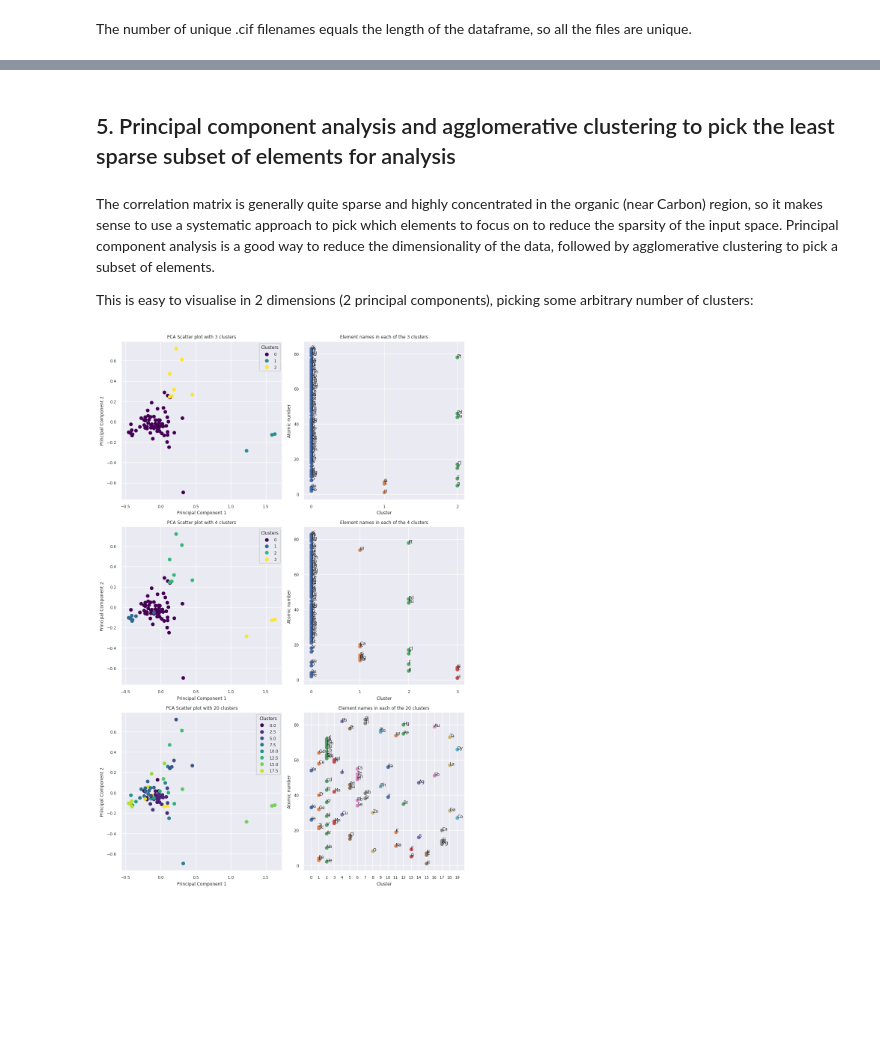
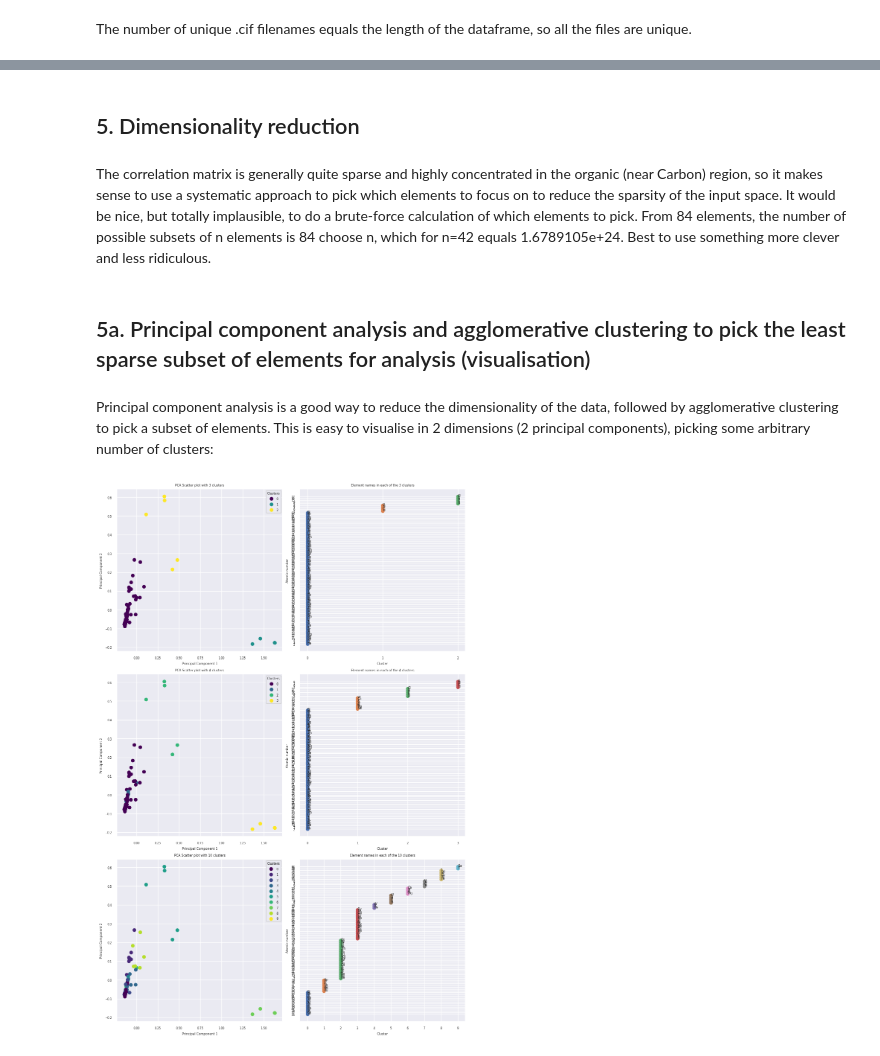
Before and after one commit to teerev/materials-discovery, a Jupyter notebook: exploration.ipynb, the cells around one changed output, grey strips where cells are left out. Saved outputs shown, nothing was run; the diff lists cells and outputs as text; code cells hidden in the pictures; blank space fills up the shorter version.

Commit message:
completed sparsity analysis using brute force and correlation matrix approaches

```diff
--- a/exploration.ipynb
+++ b/exploration.ipynb
@@ -152,3 +153,0 @@ df
-# %%
-# drop the 3 strange occurrences of atomic number 0
-df = df.drop(0, axis=1)
@@ -188,3 +214,3 @@ plt.show()
 Since not much above Z=84 turns up, drop those columns: (Sorry, Uranium.)
 # %%
-df = df.drop(np.arange(84, 118, 1), axis=1)
+df = df.drop([str(i) for i in range(84, 119)], axis=1)
@@ -206,0 +414,12 @@ plt.show()
+# %%
+heatmap = plt.figure(figsize=(16, 12))
+ax3 = sns.heatmap(jaccard_matrix)
+sns.set(font_scale=0.5)
+ax3.set_ylabel('atomic number', fontsize=14)
+ax3.set_xlabel('')  # Empty xlabel
+ax3.xaxis.tick_top()  # x axis on top
+ax3.xaxis.set_label_position('top')  # x axis label on top
+ax3.set_xlabel('atomic number', fontsize=14)
+ax3.set_title('Correlation of elements in the COD database: Jaccard Index', fontsize=16, pad=20)
+ax3.tick_params(axis='x', which='both', bottom=False, top=False)  # remove x-axis ticks
+plt.show()
@@ -206,0 +428,12 @@ plt.show()
+# %%
+heatmap = plt.figure(figsize=(16, 12))
+ax4 = sns.heatmap(mcc_matrix)
+sns.set(font_scale=0.5)
+ax4.set_ylabel('atomic number', fontsize=14)
+ax4.set_xlabel('')  # Empty xlabel
+ax4.xaxis.tick_top()  # x axis on top
+ax4.xaxis.set_label_position('top')  # x axis label on top
+ax4.set_xlabel('atomic number', fontsize=14)
+ax4.set_title('Correlation of elements in the COD database: Matthews correlation coefficient', fontsize=16, pad=20)
+ax4.tick_params(axis='x', which='both', bottom=False, top=False)  # remove x-axis ticks
+plt.show()
@@ -207,55 +442,55 @@ plt.show()
+# %% [markdown]
+## 5. Dimensionality reduction
+# %% [markdown]
+The correlation matrix is generally quite sparse and highly concentrated in the organic (near Carbon) region, so it makes sense to use a systematic approach to pick which elements to focus on to reduce the sparsity of the input space. It would be nice, but totally implausible, to do a brute-force calculation of which elements to pick. From 84 elements, the number of possible subsets of n elements is 84 choose n, which for n=42 equals 1.6789105e+24. Best to use something more clever and less ridiculous.
 # %% [markdown]
-## 5. Principal component analysis and agglomerative clustering to pick the least sparse subset of elements for analysis
+## 5a. Principal component analysis and agglomerative clustering to pick the least sparse subset of elements for analysis (visualisation)
 # %% [markdown]
-The correlation matrix is generally quite sparse and highly concentrated in the organic (near Carbon) region, so it makes sense to use a systematic approach to pick which elements to focus on to reduce the sparsity of the input space. Principal component analysis is a good way to reduce the dimensionality of the data, followed by agglomerative clustering to pick a subset of elements.
-
-This is easy to visualise in 2 dimensions (2 principal components), picking some arbitrary number of clusters:
+Principal component analysis is a good way to reduce the dimensionality of the data, followed by agglomerative clustering to pick a subset of elements. This is easy to visualise in 2 dimensions (2 principal components), picking some arbitrary number of clusters:
 # %%
 from sklearn.decomposition import PCA
 from sklearn.cluster import AgglomerativeClustering
 import matplotlib.pyplot as plt
 import numpy as np
 
-# suppose you've performed hierarchical clustering and decided on a number of clusters
-n_clusters_list = [3, 4, 20]
-
+n_clusters_list = [3, 4, 10]
 fig, axs = plt.subplots(len(n_clusters_list), 2, figsize=(10, 5*len(n_clusters_list)))
 
 for i, n_clusters in enumerate(n_clusters_list):
     cluster = AgglomerativeClustering(n_clusters=n_clusters, affinity='euclidean', linkage='ward')
-    cluster_labels = cluster.fit_predict(corr_matrix)
+    cluster_labels = cluster.fit_predict(jaccard_matrix)
 
     # Perform PCA for dimensionality reduction
     pca = PCA(n_components=2)
-    principal_components = pca.fit_transform(corr_matrix)
+    principal_components = pca.fit_transform(jaccard_matrix)
 
     # Create a scatter plot
     scatter = axs[i, 0].scatter(principal_components[:, 0], principal_components[:, 1], c=cluster_labels, cmap='viridis')
 
     # Add legend, title and labels
     legend1 = axs[i, 0].legend(*scatter.legend_elements(), title="Clusters")
     axs[i, 0].add_artist(legend1)
     axs[i, 0].set_title(f'PCA Scatter plot with {n_clusters} clusters')
     axs[i, 0].set_xlabel('Principal Component 1')
     axs[i, 0].set_ylabel('Principal Component 2')
 
     # For each cluster, plot the column names that are included in the cluster
     for j in range(n_clusters):
-        column_names = corr_matrix.columns[cluster_labels == j]
+        column_names = jaccard_matrix.columns[cluster_labels == j]
         element_names = [elements[int(name)] for name in column_names]  # Get element names
         axs[i, 1].scatter(np.repeat(j, len(column_names)), column_names, label=f'Cluster {j+1}')  # Use column names for y-values
         for k, element_name in enumerate(element_names):
             axs[i, 1].text(j, column_names[k], element_name)  # Use element names for labels
 
     axs[i, 1].set_title(f'Element names in each of the {n_clusters} clusters')
     axs[i, 1].set_xlabel('Cluster')
     axs[i, 1].set_ylabel('Atomic number')
     axs[i, 1].set_xticks(range(n_clusters))  # Display integer labels on x-axis
 
 plt.tight_layout()
 plt.show()
 # %% [output]
-[figure, old version]
+[figure, new version]
 # %% [markdown]
 It's interesting to note that the triplet C, H, and N stick together in the same cluster in all these cases. This confirms one's intuition about organic chemistry and the abundance of C in the world.
 
```
Also changed, not shown: parts of 50 cells of this notebook.
